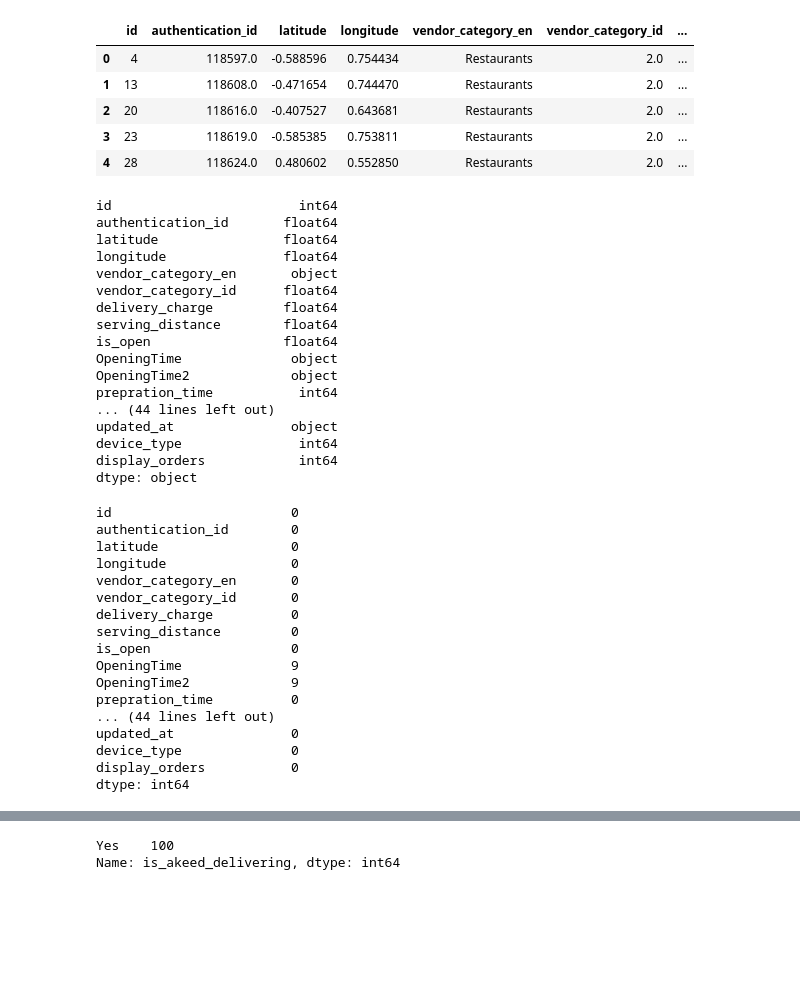
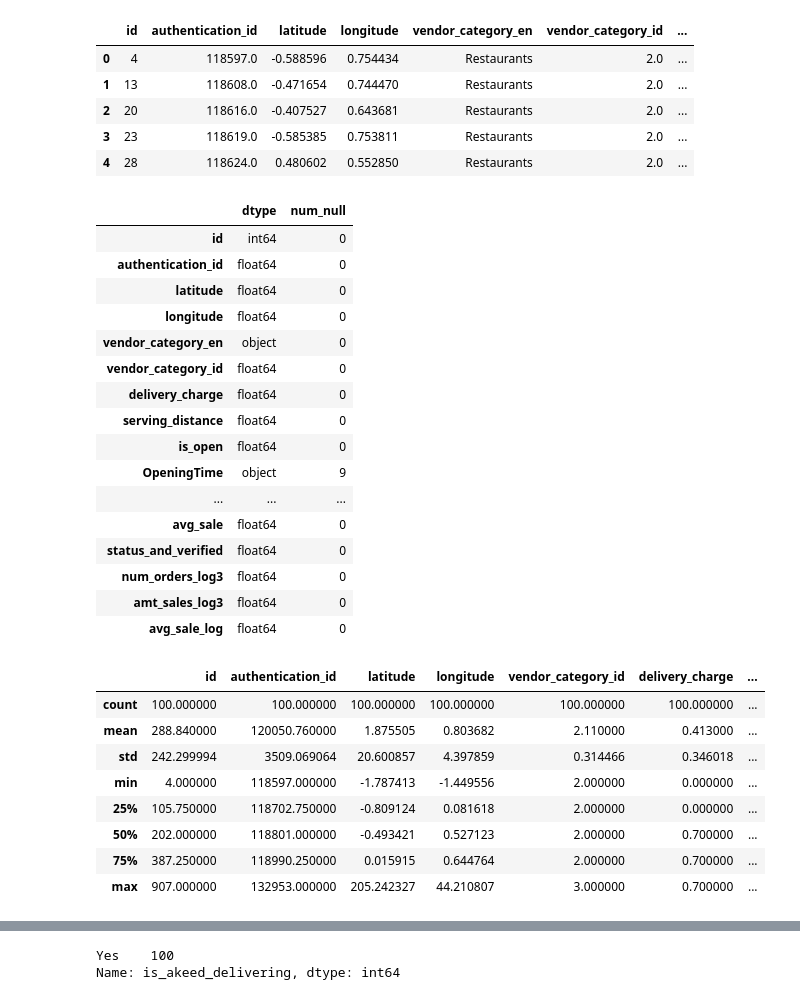
Before and after one commit to functorial/RestaurantRecommender, a Jupyter notebook: notebook.ipynb, the cells around one changed output, grey strips where cells are left out. Saved outputs shown, nothing was run; the diff lists cells and outputs as text; code cells hidden in the pictures; blank space fills up the shorter version.

```diff
--- a/notebook.ipynb
+++ b/notebook.ipynb
@@ -221,43 +233,35 @@ vendors.head(5)
 | 2 | 20 | 118616.0 | -0.407527 | 0.643681 | Restaurants | 2.0 | ... |
 | 3 | 23 | 118619.0 | -0.585385 | 0.753811 | Restaurants | 2.0 | ... |
 | 4 | 28 | 118624.0 | 0.480602 | 0.552850 | Restaurants | 2.0 | ... |
+# %%
+pd.concat([vendors.dtypes.rename('dtype'), vendors.isnull().sum().rename('num_null')], axis=1)
+# %% [output]
+|  | dtype | num_null |
+| id | int64 | 0 |
+| authentication_id | float64 | 0 |
+| latitude | float64 | 0 |
+| longitude | float64 | 0 |
+| vendor_category_en | object | 0 |
+| vendor_category_id | float64 | 0 |
+| delivery_charge | float64 | 0 |
+| serving_distance | float64 | 0 |
+| is_open | float64 | 0 |
+| OpeningTime | object | 9 |
+| ... | ... | ... |
+| avg_sale | float64 | 0 |
+| status_and_verified | float64 | 0 |
+| num_orders_log3 | float64 | 0 |
+| amt_sales_log3 | float64 | 0 |
+| avg_sale_log | float64 | 0 |
 # %%
-vendors.dtypes
+vendors.describe()
 # %% [output]
-id                        int64
-authentication_id       float64
-latitude                float64
-longitude               float64
-vendor_category_en       object
-vendor_category_id      float64
-delivery_charge         float64
-serving_distance        float64
-is_open                 float64
-OpeningTime              object
-OpeningTime2             object
-prepration_time           int64
-... (44 lines left out)
-updated_at               object
-device_type               int64
-display_orders            int64
-dtype: object
+|  | id | authentication_id | latitude | longitude | vendor_category_id | delivery_charge | ... |
+| count | 100.000000 | 100.000000 | 100.000000 | 100.000000 | 100.000000 | 100.000000 | ... |
+| mean | 288.840000 | 120050.760000 | 1.875505 | 0.803682 | 2.110000 | 0.413000 | ... |
+| std | 242.299994 | 3509.069064 | 20.600857 | 4.397859 | 0.314466 | 0.346018 | ... |
+| min | 4.000000 | 118597.000000 | -1.787413 | -1.449556 | 2.000000 | 0.000000 | ... |
+| 25% | 105.750000 | 118702.750000 | -0.809124 | 0.081618 | 2.000000 | 0.000000 | ... |
+| 50% | 202.000000 | 118801.000000 | -0.493421 | 0.527123 | 2.000000 | 0.700000 | ... |
+| 75% | 387.250000 | 118990.250000 | 0.015915 | 0.644764 | 2.000000 | 0.700000 | ... |
+| max | 907.000000 | 132953.000000 | 205.242327 | 44.210807 | 3.000000 | 0.700000 | ... |
-# %%
-vendors.isnull().sum()
-# %% [output]
-id                       0
-authentication_id        0
-latitude                 0
-longitude                0
-vendor_category_en       0
-vendor_category_id       0
-delivery_charge          0
-serving_distance         0
-is_open                  0
-OpeningTime              9
-OpeningTime2             9
-prepration_time          0
-... (44 lines left out)
-updated_at               0
-device_type              0
-display_orders           0
-dtype: int64
```
Also changed, not shown: parts of 43 cells of this notebook, 1 other file.
